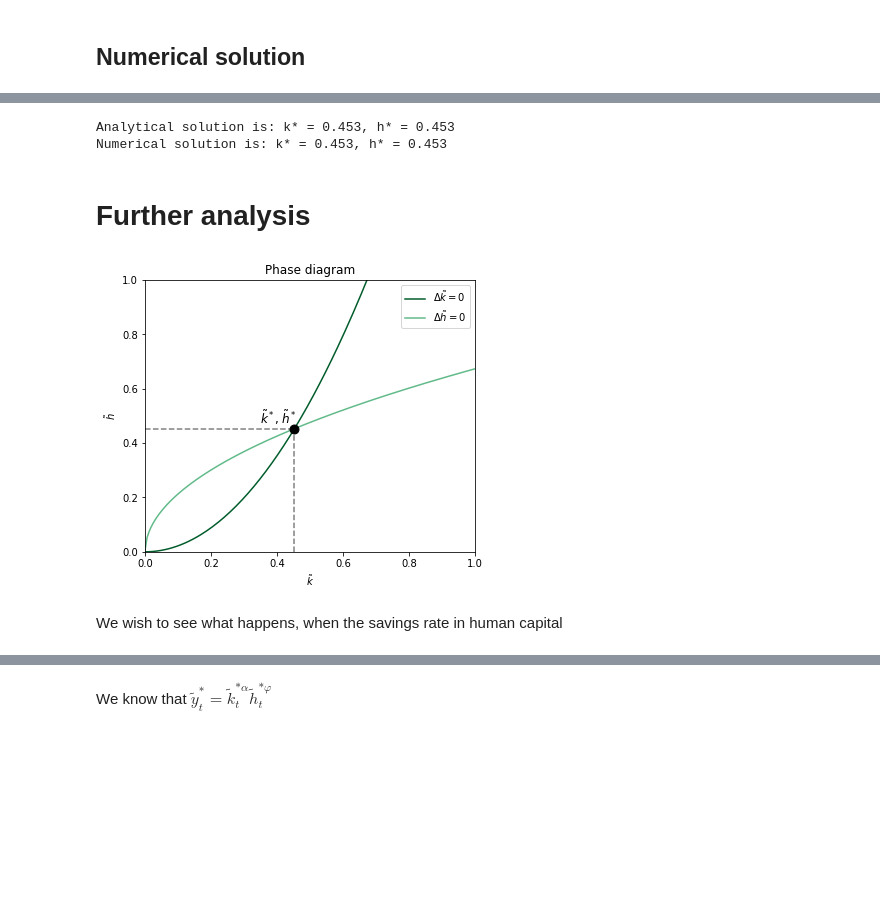
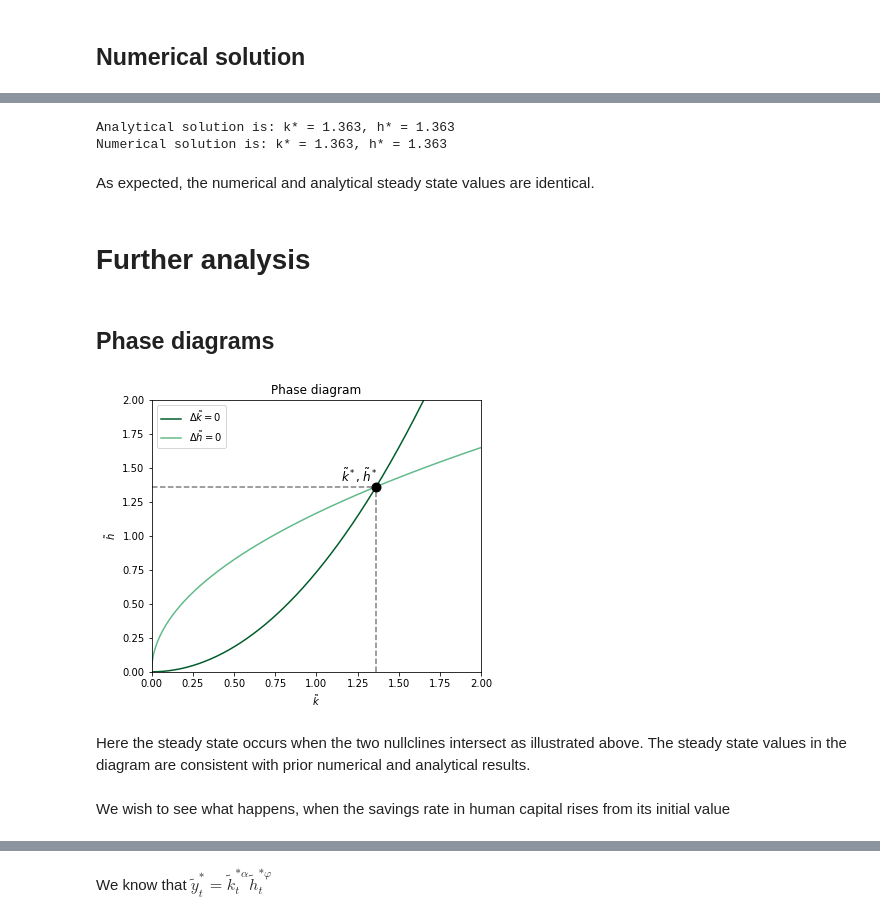
Before and after one commit to NumEconCopenhagen/projects-2020-matrixgymnasterne, a Jupyter notebook: modelproject/modelproject.ipynb, the cells around one changed output, grey strips where cells are left out. Saved outputs shown, nothing was run; the diff lists cells and outputs as text; code cells hidden in the pictures; blank space fills up the shorter version.

```diff
--- a/modelproject/modelproject.ipynb
+++ b/modelproject/modelproject.ipynb
@@ -142,8 +122,9 @@ Define the model **parameters**:
 # %%
+#We define model parameters as plausible empirical values
 sh = 0.1
 sk = 0.1
 g = 0.02
 n = 0.01
 alpha = 1/3
 phi = 1/3
-delta = 0.1
+delta = 0.06
@@ -162,15 +147,23 @@ sol= optimize.root(obj1,[1,1],method='broyden1')
 # %%
+#We define the analytical solution
 analSolution = ss_func(sh,sk,g,n,alpha,phi,delta)
+
+#We define the numerical solution
 nummiSolution = sol.x
 
 print(f'Analytical solution is: k* = {analSolution[0]:.3f}, h* = {analSolution[1]:.3f}')
 print(f'Numerical solution is: k* = {nummiSolution[1]:.3f}, h* = {nummiSolution[0]:.3f}')
 # %% [output]
-Analytical solution is: k* = 0.453, h* = 0.453
-Numerical solution is: k* = 0.453, h* = 0.453
+Analytical solution is: k* = 1.363, h* = 1.363
+Numerical solution is: k* = 1.363, h* = 1.363
+# %% [markdown]
+As expected, the numerical and analytical steady state values are identical.
 # %% [markdown]
 # Further analysis
+# %% [markdown]
+## Phase diagrams
 # %%
+#We define a function expressing the nullclines
 def solve_ss(sh,sk,g,n,alpha,phi,delta):
 
     # a. grids
@@ -178,49 +171,62 @@ def solve_ss(sh,sk,g,n,alpha,phi,delta):
     h_vec_DeltaK0 = np.empty(500)
     h_vec_DeltaH0  = np.empty(500)
 
-    # b. solve for each m2 in grid
+    # b. solve for each k in grid
     for i,k in enumerate(k_vec):
         #Solve for delta_h=0
 
         # i. objective
         obj = lambda h: -h_func(k,sh,sk,g,n,alpha,phi,delta,h)
 
-        # iii. optimizer
+        # ii. optimizer
         result = optimize.root_scalar(obj,method='brentq',bracket=[1e-20,50])
 
         h_vec_DeltaH0[i] = result.root
 
 
         #Solve for delta_k=0
         # i. objective
         obj = lambda h: -k_func(h,sh,sk,g,n,alpha,phi,delta,k)
 
-        # iii. optimizer
+        # ii. optimizer
         result = optimize.root_scalar(obj,method='brentq',bracket=[1e-20,50])
 
         h_vec_DeltaK0[i] = result.root
 
-    return k_vec,h_vec_DeltaK0, h_vec_DeltaH0
+    return k_vec, h_vec_DeltaK0, h_vec_DeltaH0
 
-k_vec,h_vec_DeltaK0, h_vec_DeltaH0 = solve_ss(sh,sk,g,n,alpha,phi,delta)
+
+#Solve the function
+k_vec, h_vec_DeltaK0, h_vec_DeltaH0 = solve_ss(sh,sk,g,n,alpha,phi,delta)
 
 
 #Create the plot
 fig = plt.figure(figsize=(13,5))
 ax = fig.add_subplot(1,2,1)
 ax.plot(k_vec,h_vec_DeltaK0, label=r'$\Delta \tilde{k}=0$', c='#005c2b')
 ax.plot(k_vec,h_vec_DeltaH0, label=r'$\Delta \tilde{h}=0$', c='#61ba89')
 ax.set_xlabel(r'$\tilde{k}$')
 ax.set_ylabel(r'$\tilde{h}$')
 ax.legend()
-plt.scatter(sol.x[1],sol.x[0],color='black',s=80,zorder=2.5) #We mark the steady state
-plt.axvline(sol.x[1],ymax=0.45,color='gray',linestyle='--') #Line is drawn to mark ss-value on y-axis
-plt.axhline(sol.x[0],xmax=0.45,color='gray',linestyle='--') #Lines is drawn to mark ss-value on x-axis
-ax.text(0.35, 0.47, r'$\tilde{k}^*, \tilde{h}^*$', fontsize=12) #Text is added to the plot
-ax.set(xlim=(0, 1), ylim=(0, 1)) #The axis values are chosen
+
+#We mark the steady state
+plt.scatter(sol.x[1],sol.x[0],color='black',s=80,zorder=2.5)
+
+#Lines are drawn to mark ss-value on the axes
+plt.axvline(sol.x[1],ymax=0.7,color='gray',linestyle='--')
+plt.axhline(sol.x[0],xmax=0.7,color='gray',linestyle='--')
+
+#Text is added to the plot
+ax.text(1.15, 1.4, r'$\tilde{k}^*, \tilde{h}^*$', fontsize=12)
+
+#The axis values are chosen
+ax.set(xlim=(0, 2), ylim=(0, 2))
+
 ax.set_title('Phase diagram');
 # %% [output]
-[figure, old version]
+[figure, new version]
+# %% [markdown]
+Here the steady state occurs when the two nullclines intersect as illustrated above. The steady state values in the diagram are consistent with prior numerical and analytical results.
 # %% [markdown]
-We wish to see what happens, when the savings rate in human capital
+We wish to see what happens, when the savings rate in human capital rises from its initial value
 # %%
```
Also changed, not shown: parts of 30 cells of this notebook.
